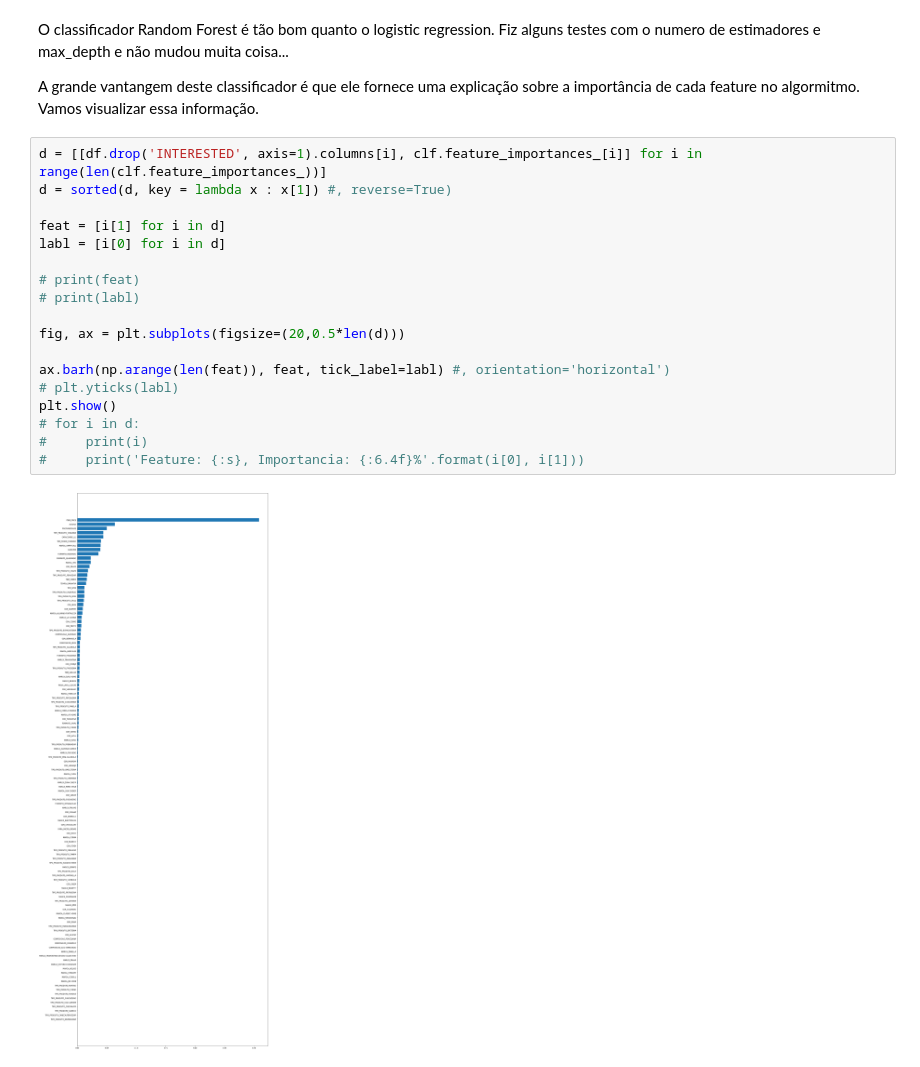
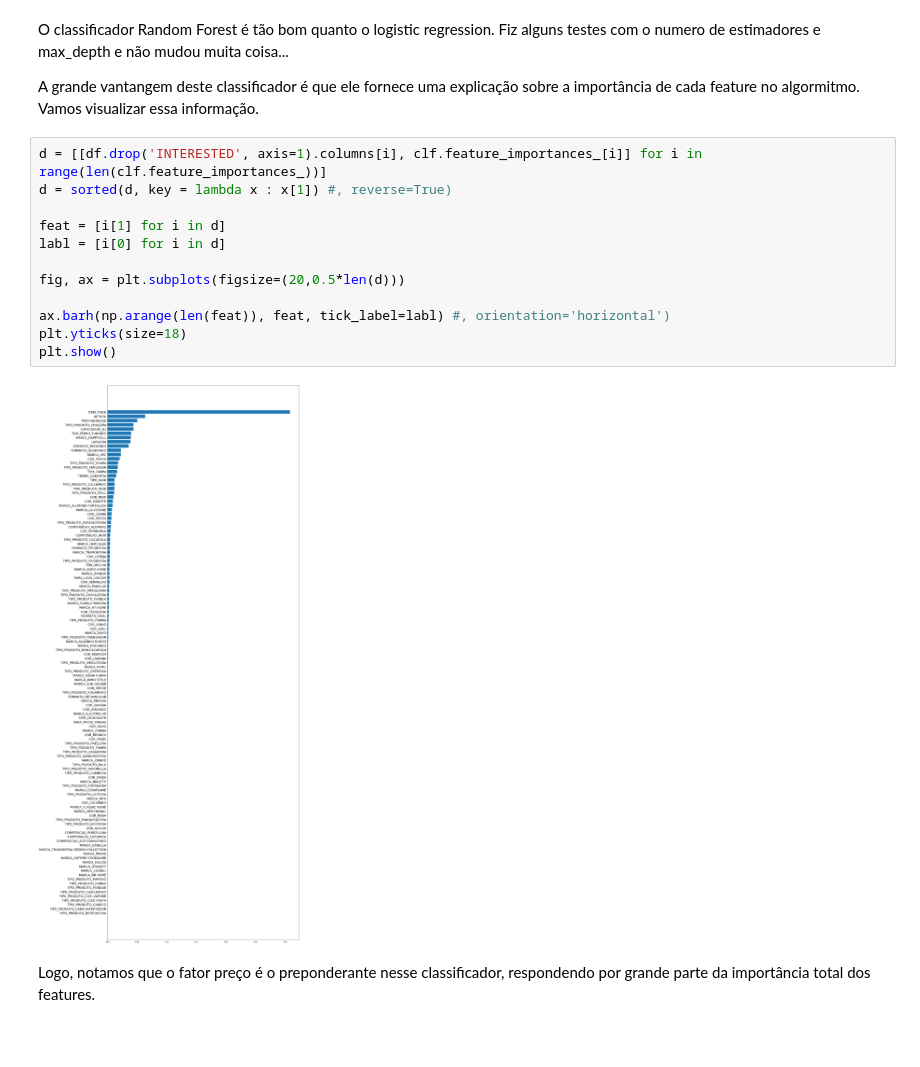
Before and after one commit to ClaudioPadilha/ame, a Jupyter notebook: teste_ame.ipynb, the cells around one changed output. Saved outputs shown, nothing was run; the diff lists cells and outputs as text; blank space fills up the shorter version.

```diff
--- a/teste_ame.ipynb
+++ b/teste_ame.ipynb
@@ -910,20 +910,16 @@ A grande vantangem deste classificador é que ele fornece uma explicação sobre
 # %%
 d = [[df.drop('INTERESTED', axis=1).columns[i], clf.feature_importances_[i]] for i in range(len(clf.feature_importances_))]
 d = sorted(d, key = lambda x : x[1]) #, reverse=True)
 
 feat = [i[1] for i in d]
 labl = [i[0] for i in d]
 
-# print(feat)
-# print(labl)
-
 fig, ax = plt.subplots(figsize=(20,0.5*len(d)))
 
 ax.barh(np.arange(len(feat)), feat, tick_label=labl) #, orientation='horizontal')
-# plt.yticks(labl)
+plt.yticks(size=18)
 plt.show()
-# for i in d:
-#     print(i)
-#     print('Feature: {:s}, Importancia: {:6.4f}%'.format(i[0], i[1]))
 # %% [output]
-[figure, old version]
+[figure, new version]
+# %% [markdown]
+Logo, notamos que o fator preço é o preponderante nesse classificador, respondendo por grande parte da importância total dos features.
```
